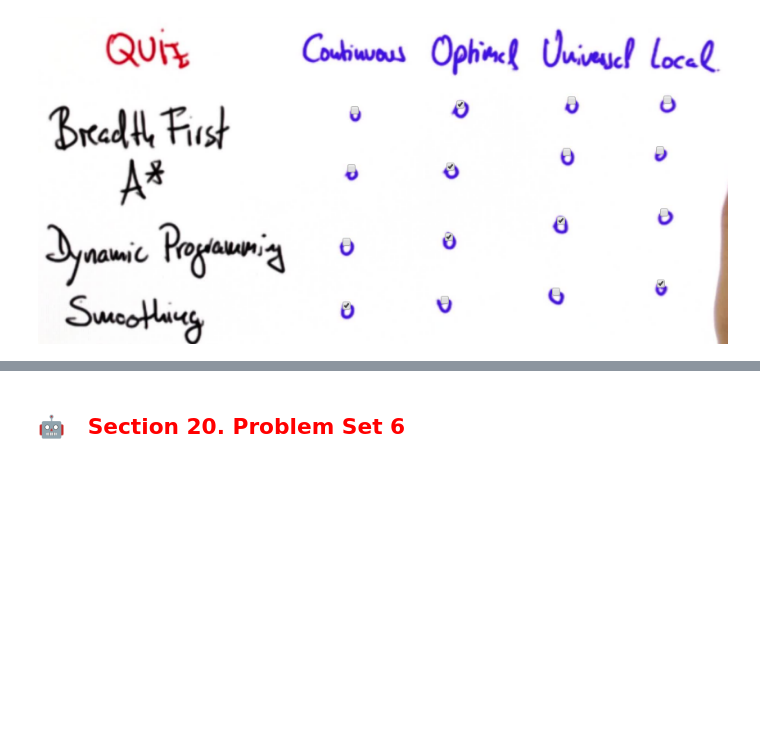
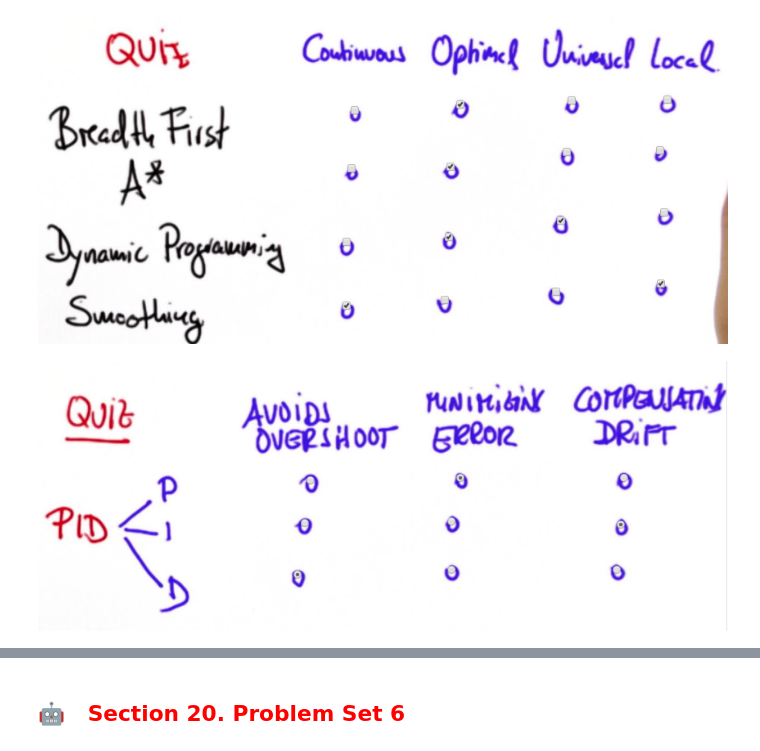
Before and after one commit to OlgaBelitskaya/reflections, a Jupyter notebook: cs373/reflections-cs373-19-22.ipynb, the cells around one changed output, grey strips where cells are left out. Cells and saved outputs as stored; diff of their text form; code cells hidden in the pictures; blank space fills up the shorter version.

```diff
--- a/cs373/reflections-cs373-19-22.ipynb
+++ b/cs373/reflections-cs373-19-22.ipynb
@@ -41,3 +41,8 @@ Image('373_02.png')
 Image('373_03.png')
 # %% [output]
 [figure]
+# %%
+# Quiz: PID
+Image('373_04.png')
+# %% [output]
+[figure, added]
```
Also changed, not shown: parts of 24 cells of this notebook.
